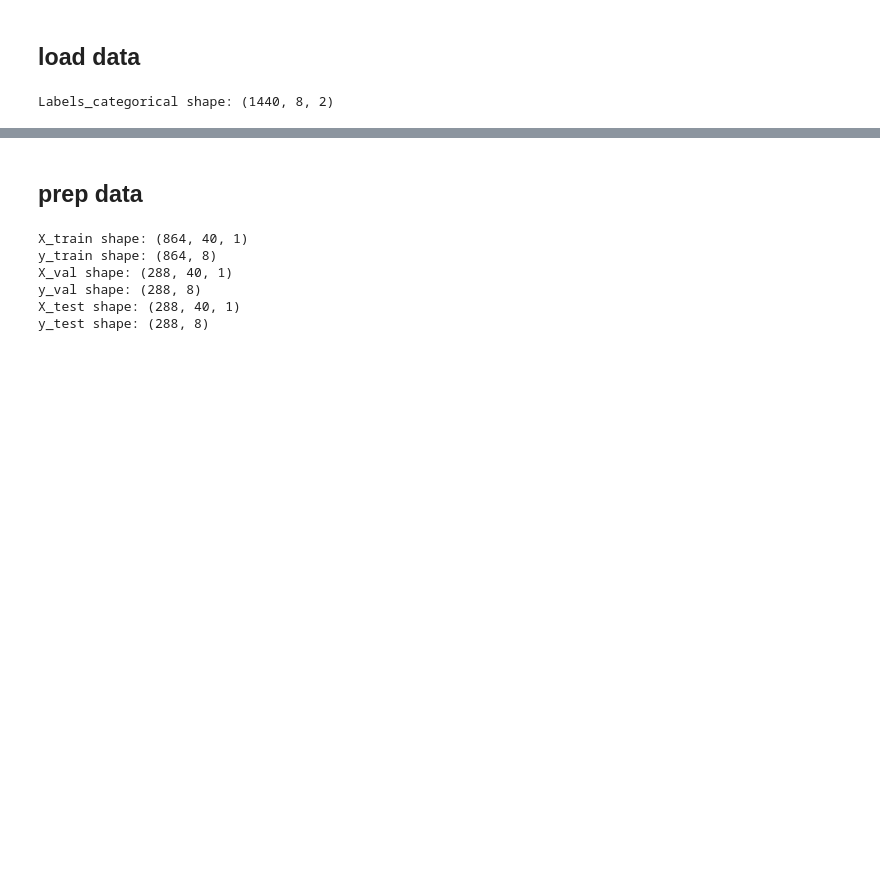
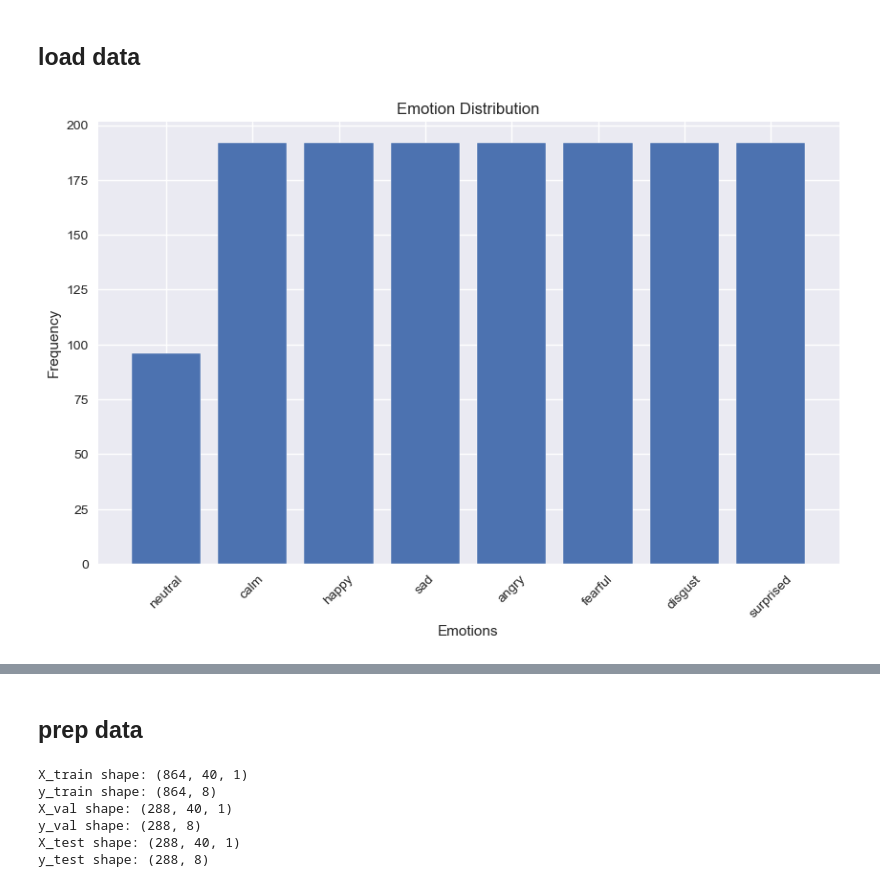
Before and after one commit to Avielstein/Natural-langauge-processing, a Jupyter notebook: AuralSent/Untitled.ipynb, the cells around one changed output, grey strips where cells are left out. Drawn from its saved outputs; the diff is of its cells as text; code cells hidden in the pictures; blank space fills up the shorter version.

```diff
--- a/AuralSent/Untitled.ipynb
+++ b/AuralSent/Untitled.ipynb
@@ -101,7 +104,19 @@ def extract_features_and_labels(dataset_path):
 
 dataset_path = 'archive/'
 features, labels = extract_features_and_labels(dataset_path)
-
-print("Labels_categorical shape:", labels_categorical.shape)
-# %% [output]
-Labels_categorical shape: (1440, 8, 2)
+# %%
+import matplotlib.pyplot as plt
+
+# Count the number of occurrences of each emotion
+emotion_counts = {label: speech_labels.count(label) for label in set(speech_labels)}
+
+# Plot the distribution of emotions
+plt.figure(figsize=(10, 6))
+plt.bar(emotion_counts.keys(), emotion_counts.values())
+plt.title('Emotion Distribution')
+plt.xlabel('Emotions')
+plt.ylabel('Frequency')
+plt.xticks(ticks=range(len(emotion_labels)), labels=emotion_labels, rotation=45)
+plt.show()
+# %% [output]
+[figure, added]
```
Also changed, not shown: parts of 39 cells of this notebook.
